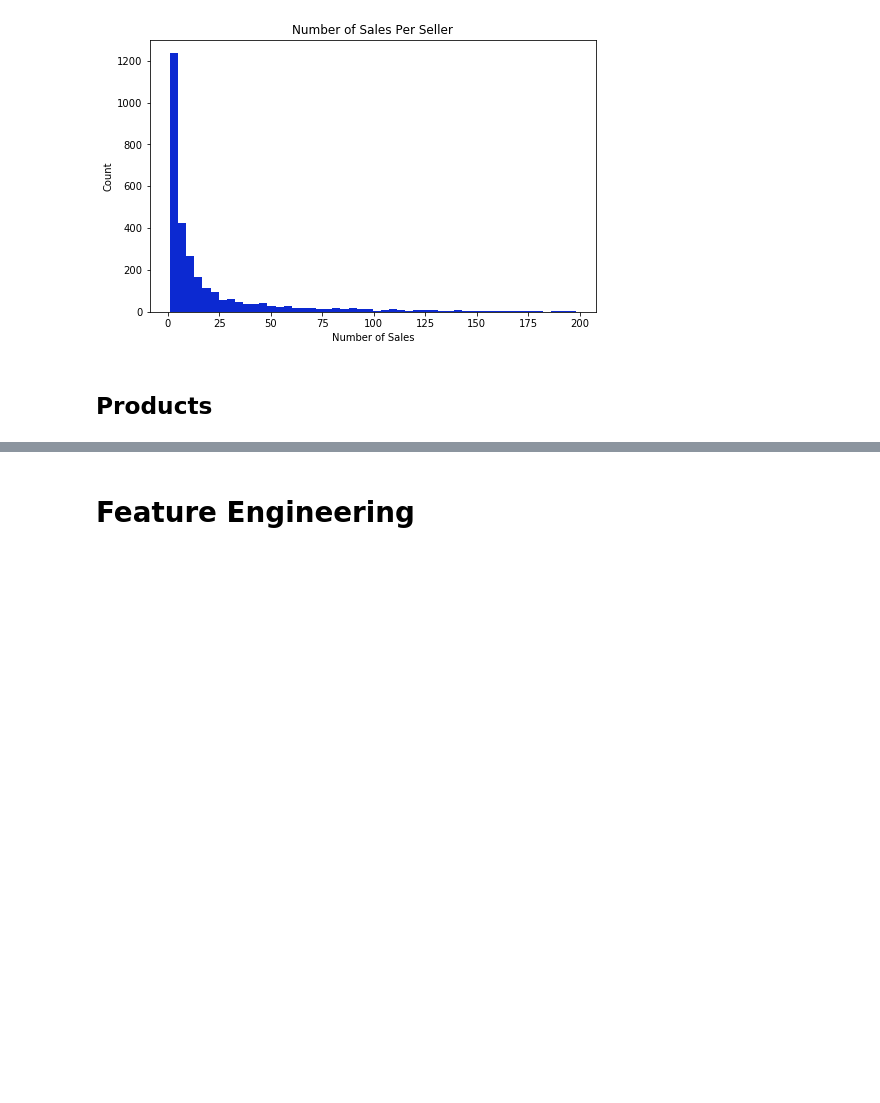
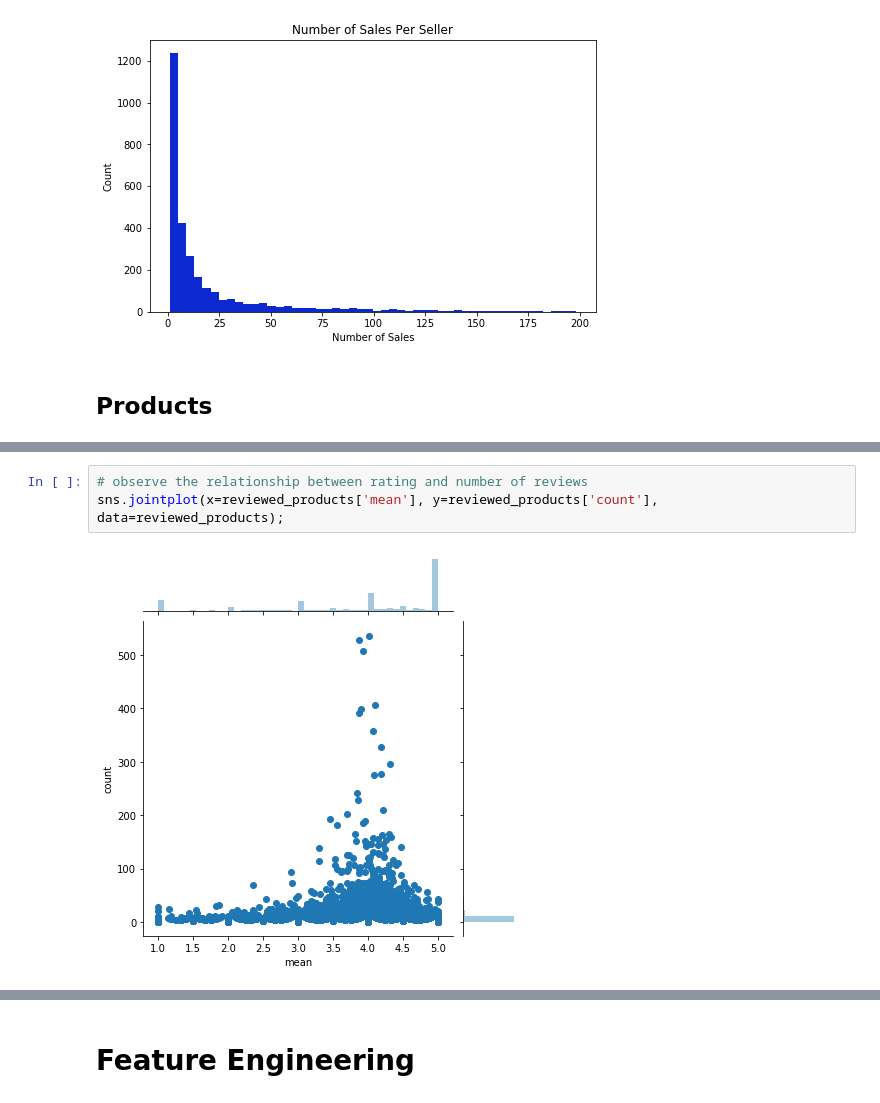
Before and after one commit to mollyryanruby/Olist_Ecommerce_Recommendation_Engine, a Jupyter notebook: Olist_ecomm_reccomender.ipynb, the cells around one changed output, grey strips where cells are left out. Saved outputs shown, nothing was run; the diff lists cells and outputs as text; blank space fills up the shorter version.

```diff
--- a/Olist_ecomm_reccomender.ipynb
+++ b/Olist_ecomm_reccomender.ipynb
@@ -401,0 +472,5 @@ The top reviewed products are
+# %%
+# observe the relationship between rating and number of reviews
+sns.jointplot(x=reviewed_products['mean'], y=reviewed_products['count'], data=reviewed_products);
+# %% [output]
+[figure, added]
```
Also changed, not shown: parts of 51 cells of this notebook.
